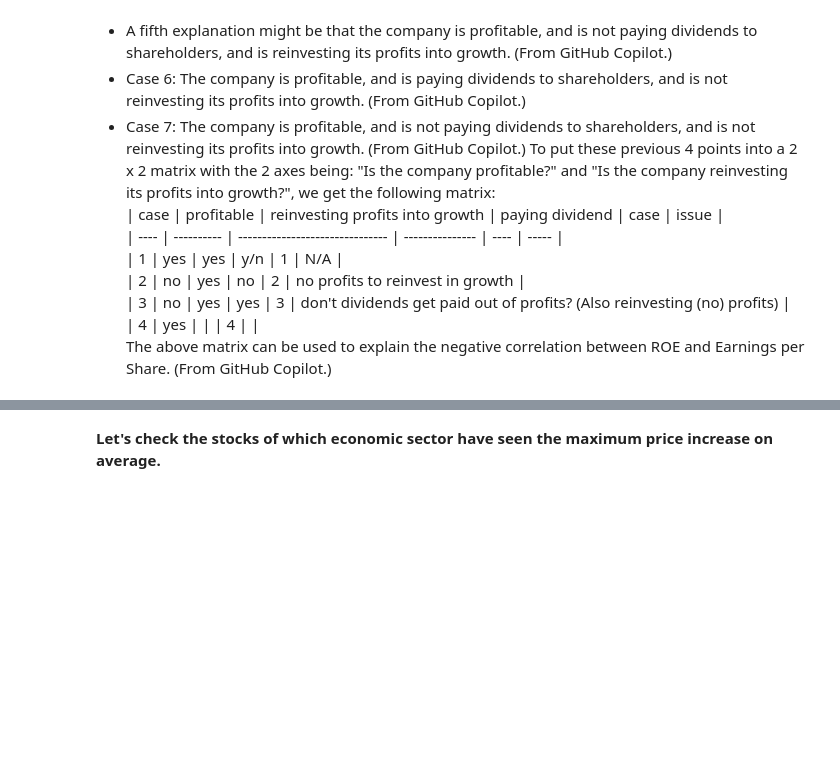
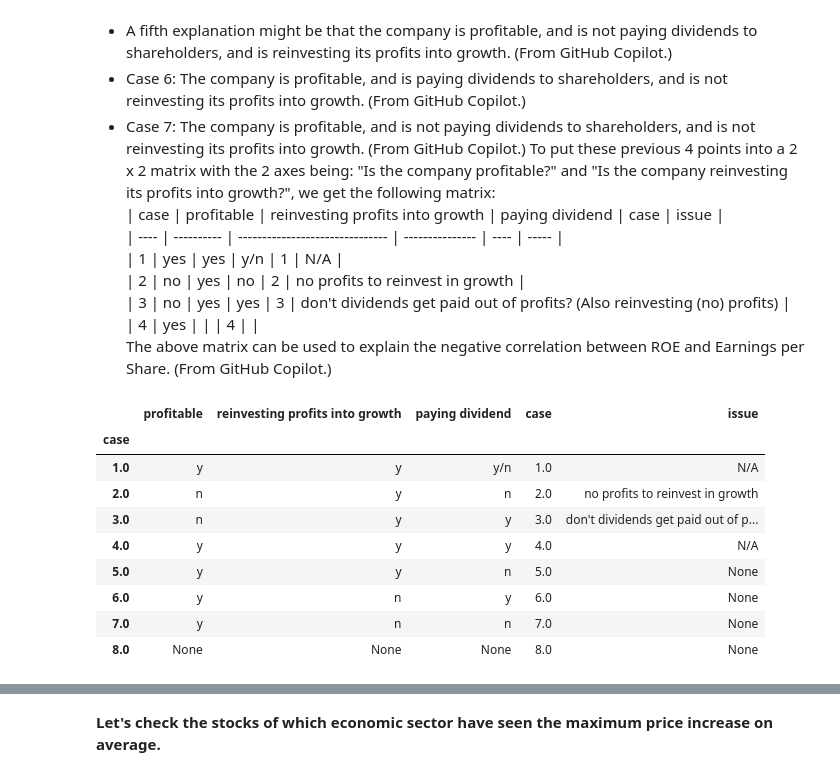
Before and after one commit to CoderSales/unsupervised-learning-clustering, a Jupyter notebook: notebooks/USL_Project_LearnerNotebook_LowCode%28v1.1%29_attempt_2.ipynb, the cells around one changed output, grey strips where cells are left out. Cells and saved outputs as stored; diff of their text form; code cells hidden in the pictures; blank space fills up the shorter version.

```diff
--- a/notebooks/USL_Project_LearnerNotebook_LowCode%28v1.1%29_attempt_2.ipynb
+++ b/notebooks/USL_Project_LearnerNotebook_LowCode%28v1.1%29_attempt_2.ipynb
@@ -588,3 +588,17 @@ To put these previous 4 points into a 2 x 2 matrix with the 2 axes being: "Is th
 |  3   | no         | yes                             | yes              |  3   | don't dividends get paid out of profits? (Also reinvesting (no) profits) |<br>
 |  4   | yes        |                                 |                  |  4   |                                                                          |<br>
 The above matrix can be used to explain the negative correlation between ROE and Earnings per Share. (From GitHub Copilot.)
+# %%
+# loads from excel using xlwings
+load()
+# %% [output]
+|  | profitable | reinvesting profits into growth | paying dividend | case | issue |
+| case |  |  |  |  |  |
+| 1.0 | y | y | y/n | 1.0 | N/A |
+| 2.0 | n | y | n | 2.0 | no profits to reinvest in growth |
+| 3.0 | n | y | y | 3.0 | don't dividends get paid out of p... |
+| 4.0 | y | y | y | 4.0 | N/A |
+| 5.0 | y | y | n | 5.0 | None |
+| 6.0 | y | n | y | 6.0 | None |
+| 7.0 | y | n | n | 7.0 | None |
+| 8.0 | None | None | None | 8.0 | None |
```
Also changed, not shown: parts of 11 cells of this notebook.
